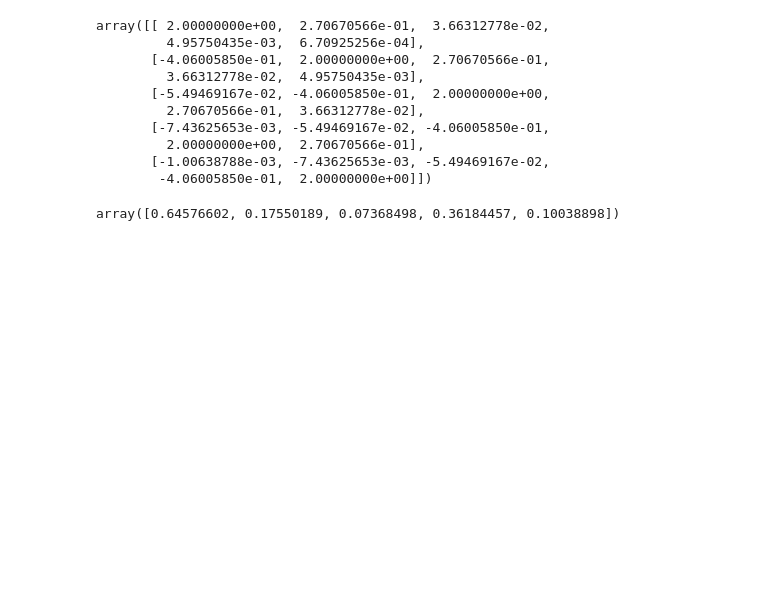
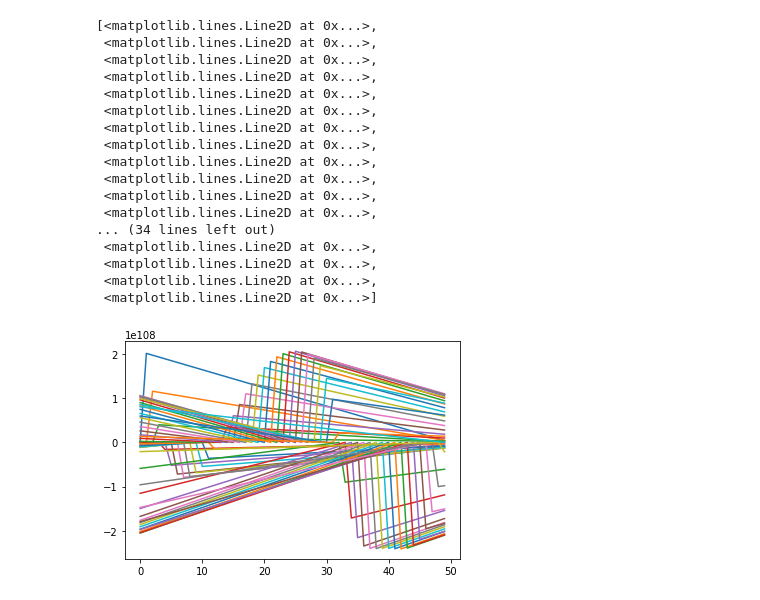
Before and after one commit to arizona95/Brain, a Jupyter notebook: pySB/Untitled.ipynb, the cells around one changed output. Saved outputs shown, nothing was run; the diff lists cells and outputs as text; code cells hidden in the pictures; blank space fills up the shorter version.

```diff
--- a/pySB/Untitled.ipynb
+++ b/pySB/Untitled.ipynb
@@ -15,0 +6,11 @@ S_AB = np.random.rand(N)
+# %%
+N=50
+
+A = 2
+B = 2
+C = 3
+D = 2
+
+t_step_total = 10
+
+dt = 0.01
@@ -15,0 +67,8 @@ S_AB = np.random.rand(N)
+# %%
+S_AB = np.random.rand(N)
+PI_A = np.array(range(N))
+#PI_B = np.array(range(N))
+#PI_B = np.array(range(N-1,-1,-1))
+PI_B = np.zeros(N)
+for x in range(N) :
+    PI_B[x] = (N +30 -x)%N
@@ -15,0 +115,9 @@ S_AB = np.random.rand(N)
+# %%
+t_step_total = 500
+
+for t_step_num in range(t_step_total) :
+    S_AB =  S_AB*0.9 + dt * np.dot( np.dot(PI_A,T)* S_AB , np.dot(W, PI_B) )
+
+    PI_B_pred = np.dot(np.dot(S_AB,T), PI_A)
+    plt.plot(PI_B_pred)
+    #plt.plot(S_AB)
@@ -16,2 +126,21 @@ S_AB = np.random.rand(N)
 # %%
-M_AB = np.dot(S_AB,T)
+plt.plot(np.dot(PI_A,T)* S_AB)
+# %% [output]
+[<matplotlib.lines.Line2D at 0x...>,
+ <matplotlib.lines.Line2D at 0x...>,
+ <matplotlib.lines.Line2D at 0x...>,
+ <matplotlib.lines.Line2D at 0x...>,
+ <matplotlib.lines.Line2D at 0x...>,
+ <matplotlib.lines.Line2D at 0x...>,
+ <matplotlib.lines.Line2D at 0x...>,
+ <matplotlib.lines.Line2D at 0x...>,
+ <matplotlib.lines.Line2D at 0x...>,
+ <matplotlib.lines.Line2D at 0x...>,
+ <matplotlib.lines.Line2D at 0x...>,
+ <matplotlib.lines.Line2D at 0x...>,
+... (34 lines left out)
+ <matplotlib.lines.Line2D at 0x...>,
+ <matplotlib.lines.Line2D at 0x...>,
+ <matplotlib.lines.Line2D at 0x...>,
+ <matplotlib.lines.Line2D at 0x...>]
+[figure, added]
@@ -22,29 +146,0 @@ PI_B = np.array(range(N-1,-1,-1))
-# %%
-A = 2
-B = 2
-C = 3
-D = 2
-
-W = np.zeros((N, N))
-
-for x in range(N) :
-    for y in range(N) :
-        if x<=y : W[x][y]=  A * math.pow(math.e,(x-y)*B)
-        else : W[x][y]=  -C * math.pow(math.e, (x-y) * -D)
-
-W
-# %% [output]
-array([[ 2.00000000e+00,  2.70670566e-01,  3.66312778e-02,
-         4.95750435e-03,  6.70925256e-04],
-       [-4.06005850e-01,  2.00000000e+00,  2.70670566e-01,
-         3.66312778e-02,  4.95750435e-03],
-       [-5.49469167e-02, -4.06005850e-01,  2.00000000e+00,
-         2.70670566e-01,  3.66312778e-02],
-       [-7.43625653e-03, -5.49469167e-02, -4.06005850e-01,
-         2.00000000e+00,  2.70670566e-01],
-       [-1.00638788e-03, -7.43625653e-03, -5.49469167e-02,
-        -4.06005850e-01,  2.00000000e+00]])
-# %%
-S_AB
-# %% [output]
-array([0.64576602, 0.17550189, 0.07368498, 0.36184457, 0.10038898])
```
Also changed, not shown: parts of 20 cells of this notebook, 37 other files.
